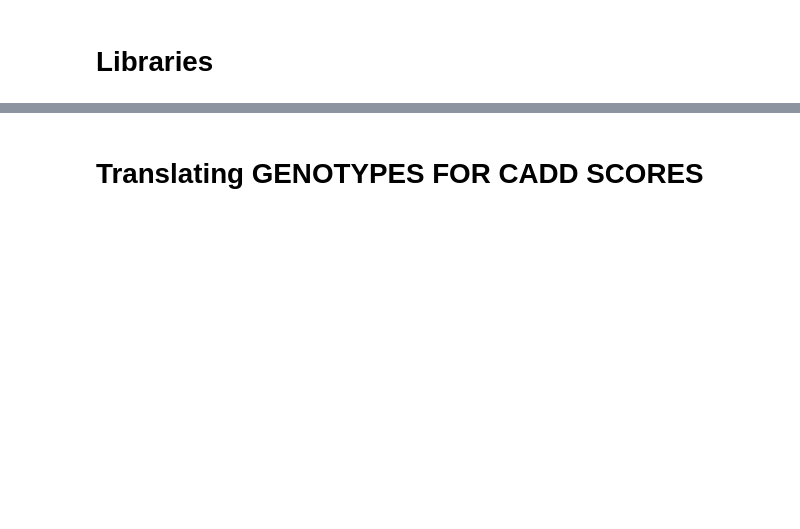
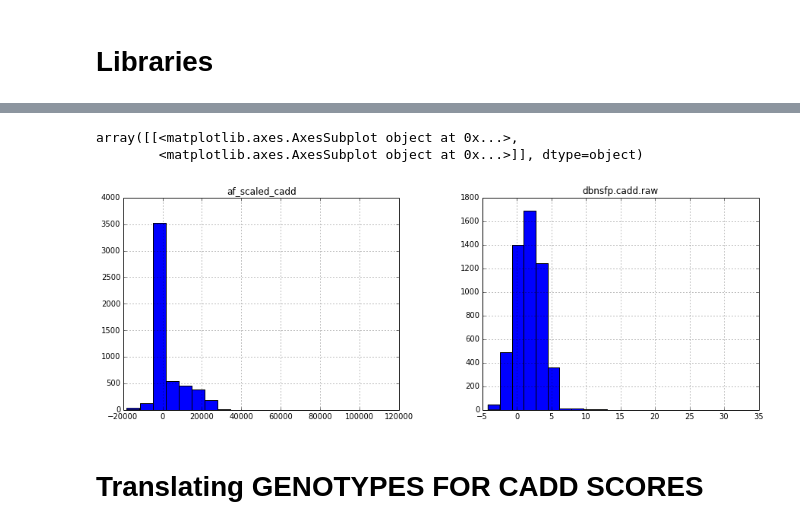
Before and after one commit to SuLab/fiSSEA, a Jupyter notebook: ipynb/fiSSEA.ipynb, the cells around one changed output, grey strips where cells are left out. Saved outputs shown, nothing was run; the diff lists cells and outputs as text; code cells hidden in the pictures; blank space fills up the shorter version.

```diff
--- a/ipynb/fiSSEA.ipynb
+++ b/ipynb/fiSSEA.ipynb
@@ -192,0 +464,5 @@ cadd_dict_replace = {'hgvs_a2':cadd_dict, 'hgvs_a1':cadd_dict}
+# %%
+cadd_df_af = cadd_df.join(af_1000g_df['af'], how='left')
+# %%
+cadd_df_af.af.fillna(value='0.0002', inplace=True)  #1/5008 not seen in 1000g chromosomes
+cadd_df_af.head()
@@ -192,0 +478,5 @@ cadd_dict_replace = {'hgvs_a2':cadd_dict, 'hgvs_a1':cadd_dict}
+# %%
+cadd_df_af['af'] = cadd_df_af['af'].astype(float)
+# %%
+cadd_df_af['af_scaled_cadd'] = cadd_df_af['dbnsfp.cadd.raw'].divide(cadd_df_af['af'])
+cadd_df_af['af_scaled_cadd'].head()
@@ -192,0 +491,6 @@ cadd_dict_replace = {'hgvs_a2':cadd_dict, 'hgvs_a1':cadd_dict}
+# %%
+cadd_df_af[['af_scaled_cadd','dbnsfp.cadd.raw']].hist(bins=20, figsize=[15,5])
+# %% [output]
+array([[<matplotlib.axes.AxesSubplot object at 0x...>,
+        <matplotlib.axes.AxesSubplot object at 0x...>]], dtype=object)
+[figure, added]
```
Also changed, not shown: parts of 99 cells of this notebook.
